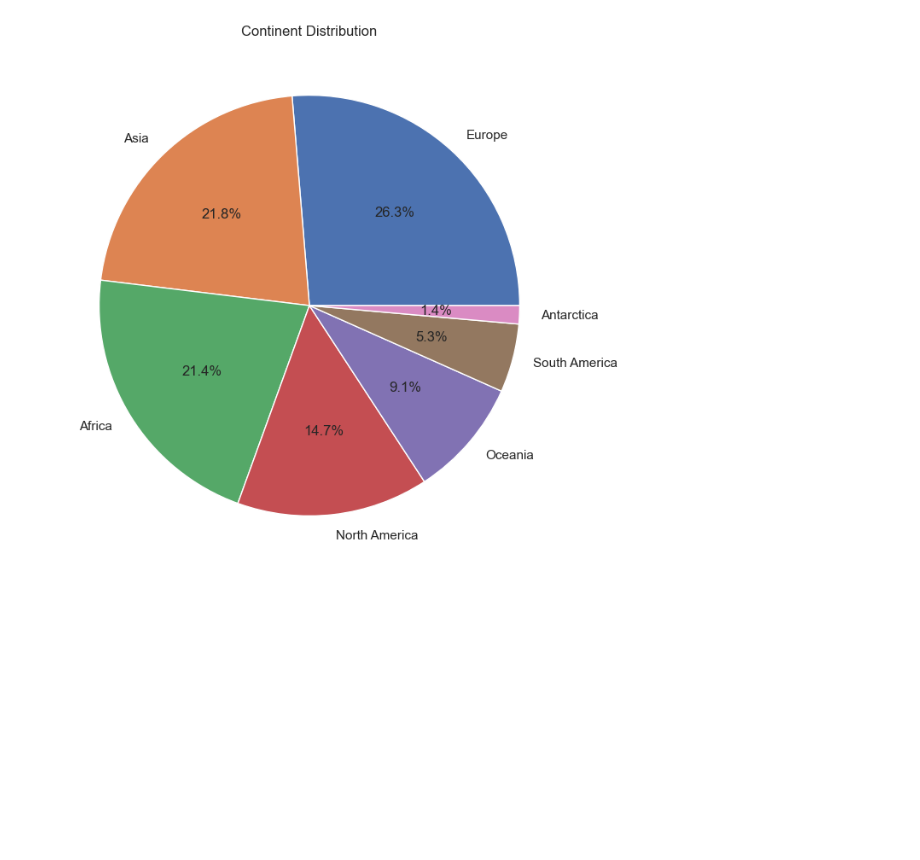
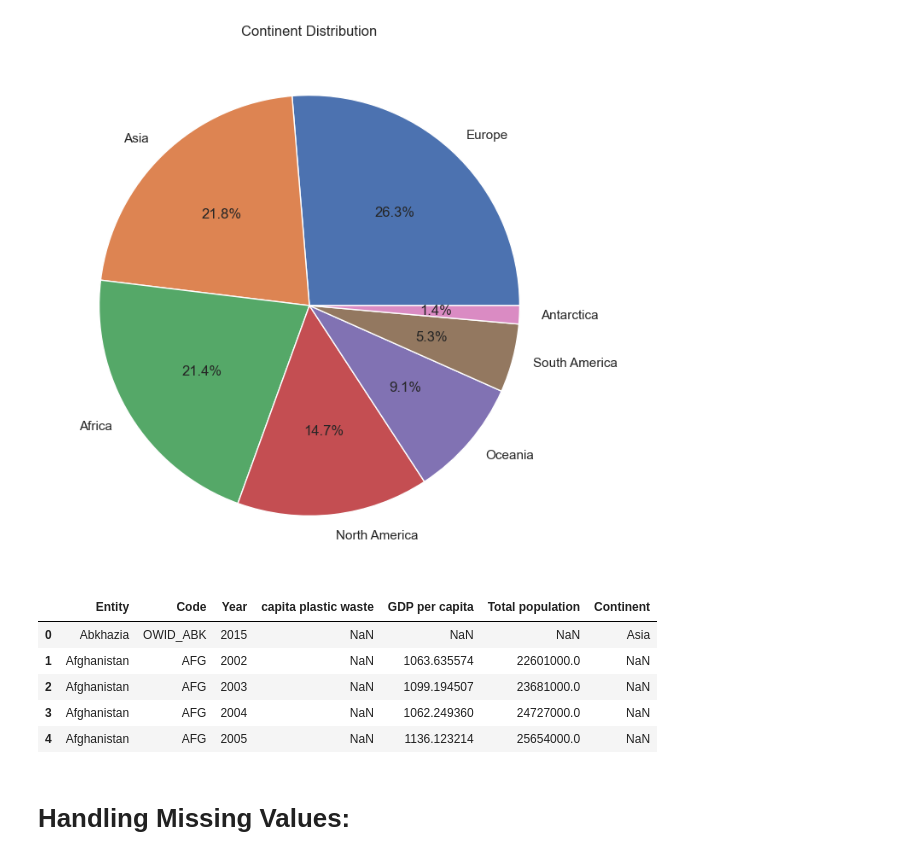
Before and after one commit to Sba23037/Hdip_StrategicThinking_CA2_CristinaPrioloSBA23037, a Jupyter notebook: Hdip_StrategicThinking_CA2_CristinaPrioloSBA23037.ipynb, the cells around one changed output. Saved outputs shown, nothing was run; the diff lists cells and outputs as text; code cells hidden in the pictures; blank space fills up the shorter version.

Commit message:
missing values

```diff
--- a/Hdip_StrategicThinking_CA2_CristinaPrioloSBA23037.ipynb
+++ b/Hdip_StrategicThinking_CA2_CristinaPrioloSBA23037.ipynb
@@ -170,3 +170,14 @@ plt.title('Continent Distribution')
 plt.show()
 # %% [output]
 [figure]
+# %%
+dataset.head()
+# %% [output]
+|  | Entity | Code | Year | capita plastic waste | GDP per capita | Total population | Continent |
+| 0 | Abkhazia | OWID_ABK | 2015 | NaN | NaN | NaN | Asia |
+| 1 | Afghanistan | AFG | 2002 | NaN | 1063.635574 | 22601000.0 | NaN |
+| 2 | Afghanistan | AFG | 2003 | NaN | 1099.194507 | 23681000.0 | NaN |
+| 3 | Afghanistan | AFG | 2004 | NaN | 1062.249360 | 24727000.0 | NaN |
+| 4 | Afghanistan | AFG | 2005 | NaN | 1136.123214 | 25654000.0 | NaN |
+# %% [markdown]
+# Handling Missing Values:
```
Also changed, not shown: parts of 3 cells of this notebook.
